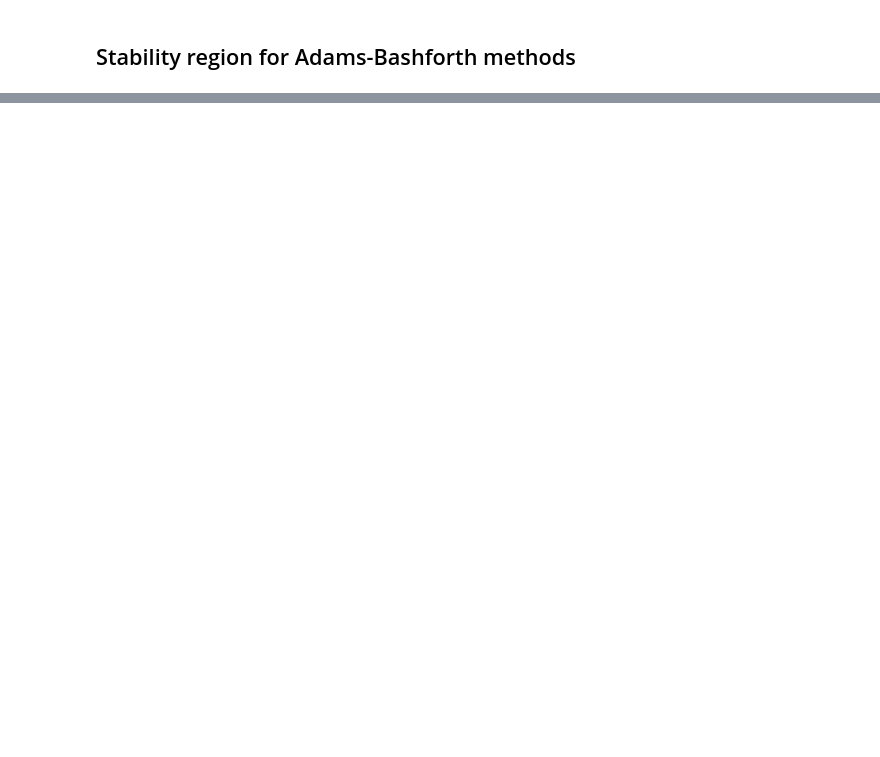
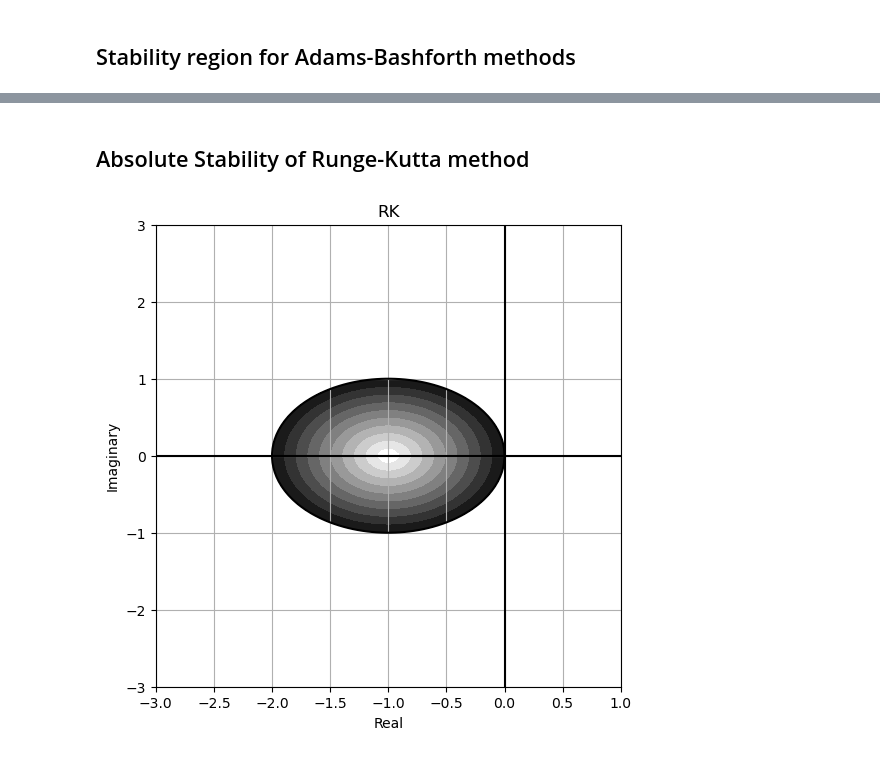
Before and after one commit to MattiaBarbiere/Numerical-methods-for-computing-integrals-and-solving-ODEs, a Jupyter notebook: Examples.ipynb, the cells around one changed output, grey strips where cells are left out. Saved outputs shown, nothing was run; the diff lists cells and outputs as text; code cells hidden in the pictures; blank space fills up the shorter version.

```diff
--- a/Examples.ipynb
+++ b/Examples.ipynb
@@ -701,0 +699,16 @@ stability_region([1,-1, 0, 0, 0, 0], [0, 1901/720,-2774/720, 2616/720, -1274/720
+# %% [markdown]
+## Absolute Stability of Runge-Kutta method
+# %%
+#For the Runge-Kutta methods we use the following polynomial to get the region
+def n_th_polynomial(order):
+    def poly_func(x):
+        poly = 0
+        for i in range(order):
+            poly += x**i/np.math.factorial(i)
+            pass
+        return np.abs(poly)
+    return np.vectorize(poly_func)
+
+stability_region(n_th_polynomial(2), "RK", x_lims=[-3,1], y_lims=[-3,3])
+# %% [output]
+[figure, added]
```
Also changed, not shown: parts of 5 cells of this notebook, 8 other files.
